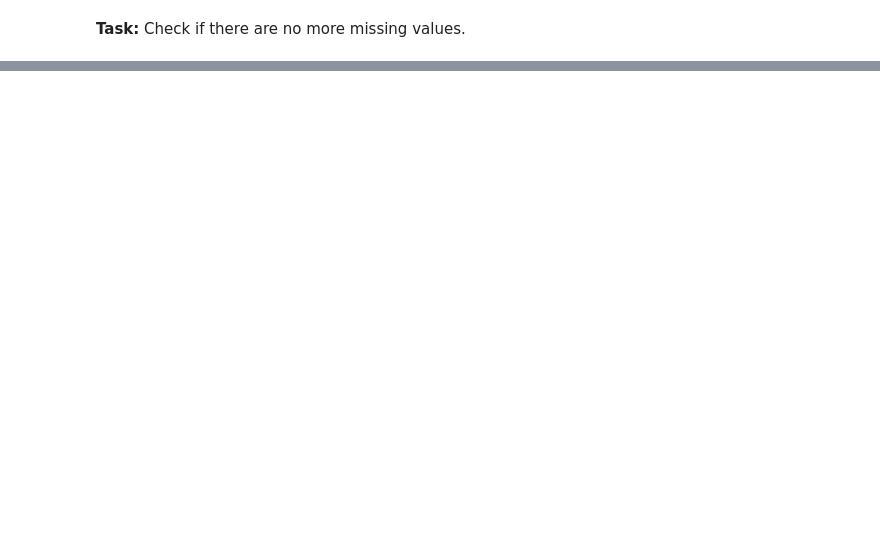
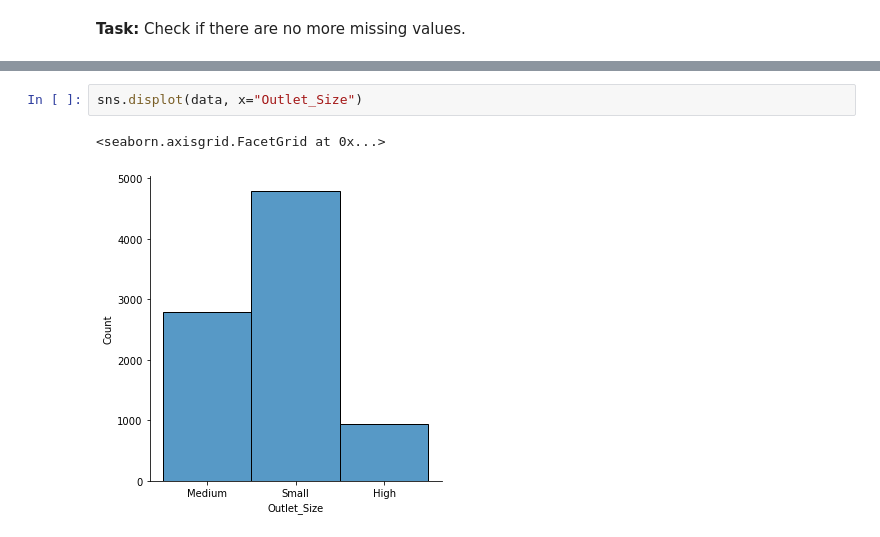
Before and after one commit to TasneemYou/data_preparation_exercise, a Jupyter notebook: data_prep_exercise.ipynb, the cells around one changed output, grey strips where cells are left out. Saved outputs shown, nothing was run; the diff lists cells and outputs as text; blank space fills up the shorter version.

```diff
--- a/data_prep_exercise.ipynb
+++ b/data_prep_exercise.ipynb
@@ -345,0 +401,5 @@ dtype: int64
+# %%
+sns.displot(data, x="Outlet_Size")
+# %% [output]
+<seaborn.axisgrid.FacetGrid at 0x...>
+[figure, added]
```
Also changed, not shown: parts of 57 cells of this notebook, 1 other file.
